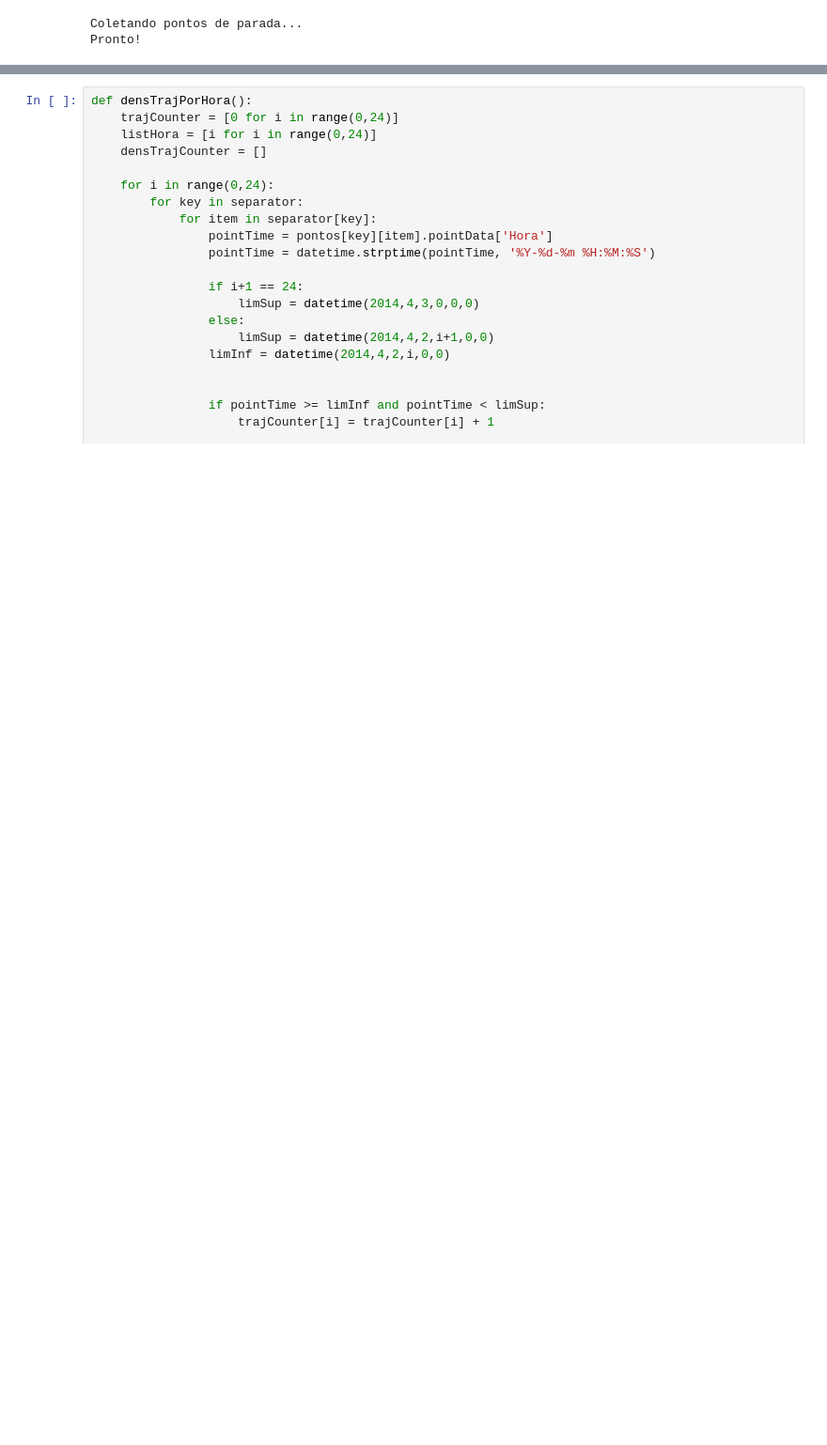
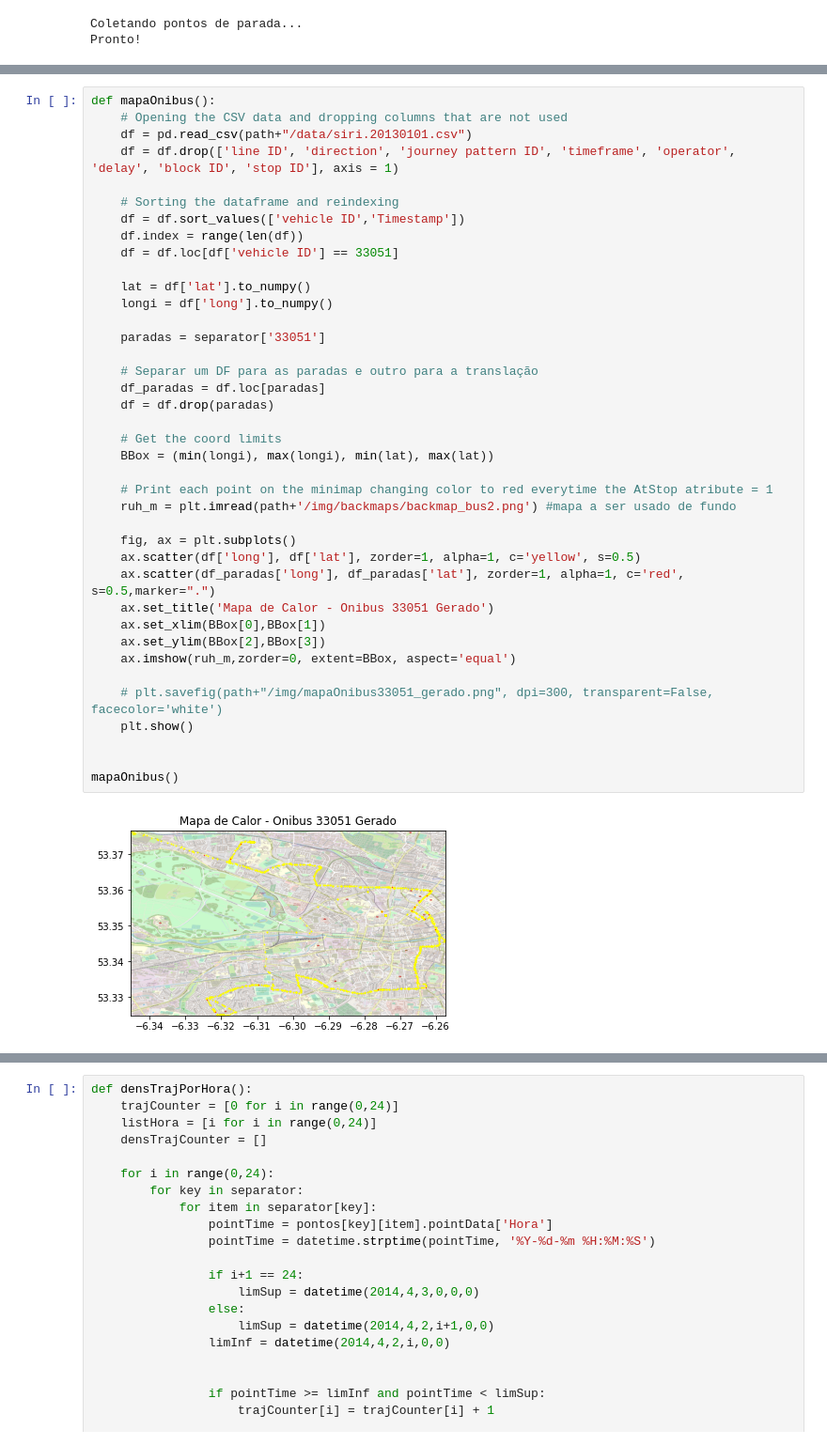
Before and after one commit to TulioNPL/Pesquisa, a Jupyter notebook: jupyter/main.ipynb, the cells around one changed output, grey strips where cells are left out. Shown: that part at 94% size. Drawn from its saved outputs; the diff is of its cells as text; blank space fills up the shorter version.

```diff
--- a/jupyter/main.ipynb
+++ b/jupyter/main.ipynb
@@ -439,0 +304,41 @@ Pronto!
+# %%
+def mapaOnibus():
+    # Opening the CSV data and dropping columns that are not used
+    df = pd.read_csv(path+"/data/siri.20130101.csv")
+    df = df.drop(['line ID', 'direction', 'journey pattern ID', 'timeframe', 'operator', 'delay', 'block ID', 'stop ID'], axis = 1)
+
+    # Sorting the dataframe and reindexing
+    df = df.sort_values(['vehicle ID','Timestamp'])
+    df.index = range(len(df))
+    df = df.loc[df['vehicle ID'] == 33051]
+
+    lat = df['lat'].to_numpy()
+    longi = df['long'].to_numpy()
+
+    paradas = separator['33051']
+
+    # Separar um DF para as paradas e outro para a translação
+    df_paradas = df.loc[paradas]
+    df = df.drop(paradas)
+
+    # Get the coord limits
+    BBox = (min(longi), max(longi), min(lat), max(lat))
+
+    # Print each point on the minimap changing color to red everytime the AtStop atribute = 1
+    ruh_m = plt.imread(path+'/img/backmaps/backmap_bus2.png') #mapa a ser usado de fundo
+
+    fig, ax = plt.subplots()
+    ax.scatter(df['long'], df['lat'], zorder=1, alpha=1, c='yellow', s=0.5)
+    ax.scatter(df_paradas['long'], df_paradas['lat'], zorder=1, alpha=1, c='red', s=0.5,marker=".")
+    ax.set_title('Mapa de Calor - Onibus 33051 Gerado')
+    ax.set_xlim(BBox[0],BBox[1])
+    ax.set_ylim(BBox[2],BBox[3])
+    ax.imshow(ruh_m,zorder=0, extent=BBox, aspect='equal')
+
+    # plt.savefig(path+"/img/mapaOnibus33051_gerado.png", dpi=300, transparent=False, facecolor='white')
+    plt.show()
+
+
+mapaOnibus()
+# %% [output]
+[figure, added]
```
Also changed, not shown: parts of 17 cells of this notebook.
